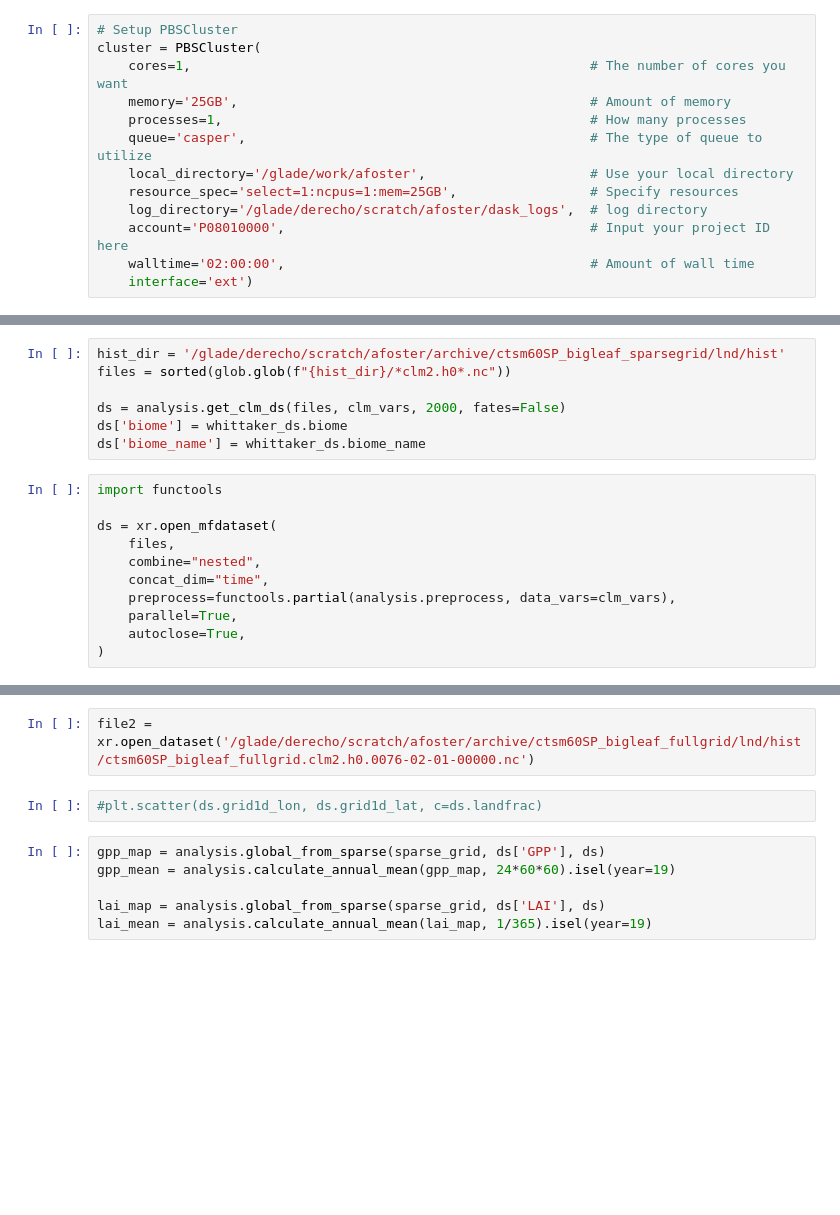
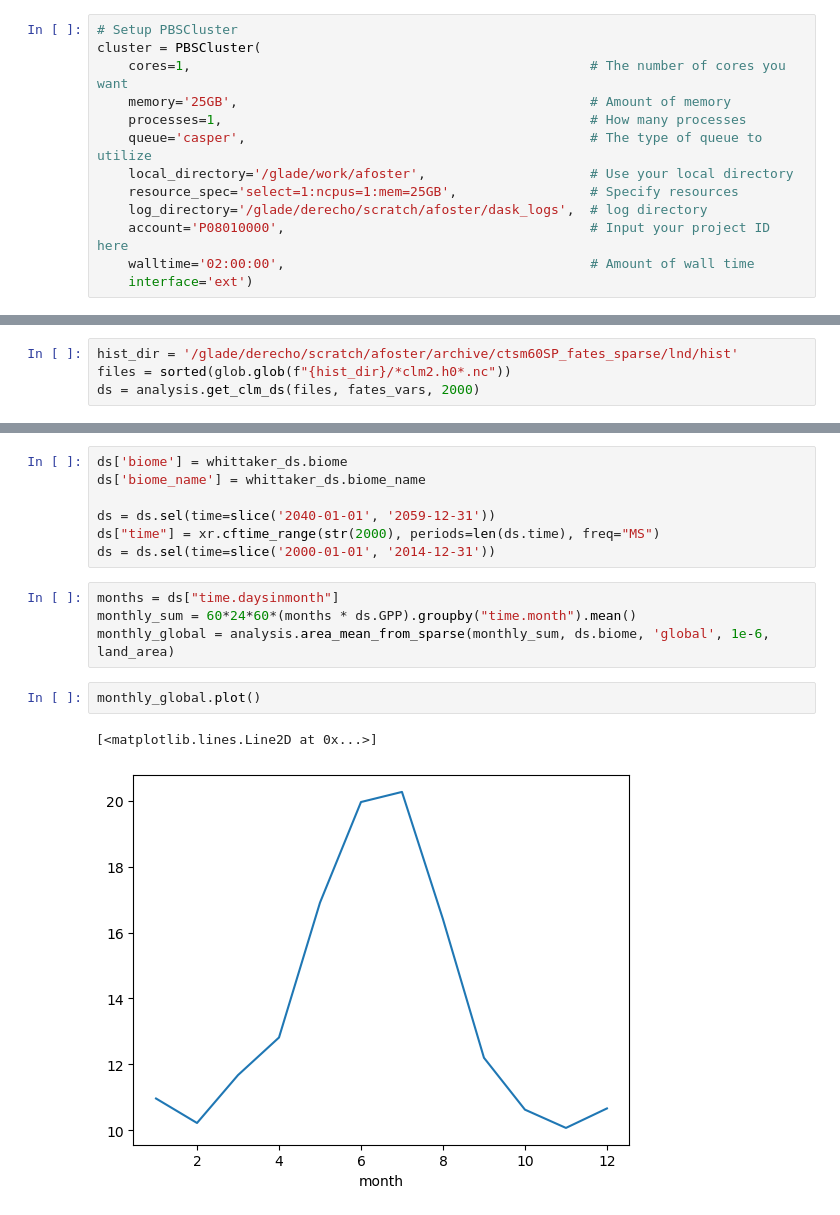
Before and after one commit to adrifoster/fates_calibration_library, a Jupyter notebook: notebooks/AnalyzeSparseGrid.ipynb, the cells around one changed output, grey strips where cells are left out. Cells and saved outputs as stored; diff of their text form; blank space fills up the shorter version.

```diff
--- a/notebooks/AnalyzeSparseGrid.ipynb
+++ b/notebooks/AnalyzeSparseGrid.ipynb
@@ -81,18 +89,4 @@ land_area = xr.open_dataset(land_area_file).landarea  #km2
 # %%
-hist_dir = '/glade/derecho/scratch/afoster/archive/ctsm60SP_bigleaf_sparsegrid/lnd/hist'
+hist_dir = '/glade/derecho/scratch/afoster/archive/ctsm60SP_fates_sparse/lnd/hist'
 files = sorted(glob.glob(f"{hist_dir}/*clm2.h0*.nc"))
-
-ds = analysis.get_clm_ds(files, clm_vars, 2000, fates=False)
-ds['biome'] = whittaker_ds.biome
-ds['biome_name'] = whittaker_ds.biome_name
+ds = analysis.get_clm_ds(files, fates_vars, 2000)
-# %%
-import functools
-
-ds = xr.open_mfdataset(
-    files,
-    combine="nested",
-    concat_dim="time",
-    preprocess=functools.partial(analysis.preprocess, data_vars=clm_vars),
-    parallel=True,
-    autoclose=True,
-)
@@ -101,10 +93,16 @@ file = xr.open_dataset('/glade/work/afoster/old_calib/hist_500/ctsm51FATES_SP_OA
-# %%
-file2 = xr.open_dataset('/glade/derecho/scratch/afoster/archive/ctsm60SP_bigleaf_fullgrid/lnd/hist/ctsm60SP_bigleaf_fullgrid.clm2.h0.0076-02-01-00000.nc')
-# %%
-#plt.scatter(ds.grid1d_lon, ds.grid1d_lat, c=ds.landfrac)
-# %%
-gpp_map = analysis.global_from_sparse(sparse_grid, ds['GPP'], ds)
-gpp_mean = analysis.calculate_annual_mean(gpp_map, 24*60*60).isel(year=19)
-
-lai_map = analysis.global_from_sparse(sparse_grid, ds['LAI'], ds)
-lai_mean = analysis.calculate_annual_mean(lai_map, 1/365).isel(year=19)
+# %%
+ds['biome'] = whittaker_ds.biome
+ds['biome_name'] = whittaker_ds.biome_name
+
+ds = ds.sel(time=slice('2040-01-01', '2059-12-31'))
+ds["time"] = xr.cftime_range(str(2000), periods=len(ds.time), freq="MS")
+ds = ds.sel(time=slice('2000-01-01', '2014-12-31'))
+# %%
+months = ds["time.daysinmonth"]
+monthly_sum = 60*24*60*(months * ds.GPP).groupby("time.month").mean()
+monthly_global = analysis.area_mean_from_sparse(monthly_sum, ds.biome, 'global', 1e-6, land_area)
+# %%
+monthly_global.plot()
+# %% [output]
+[<matplotlib.lines.Line2D at 0x...>]
+[figure, added]
```
Also changed, not shown: parts of 14 cells of this notebook, 7 other files.
